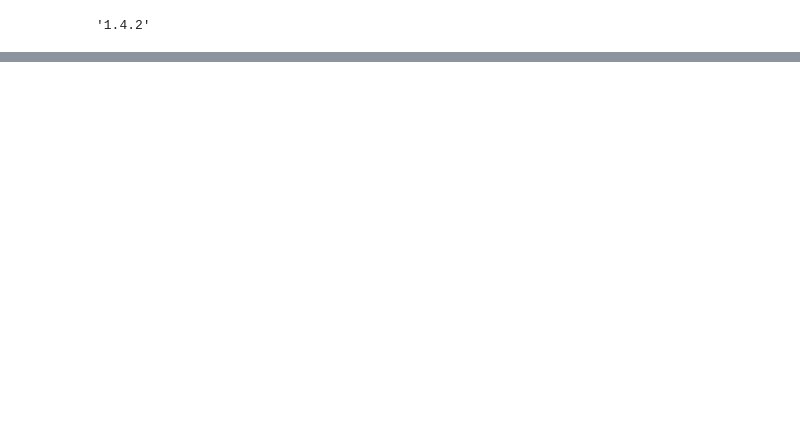
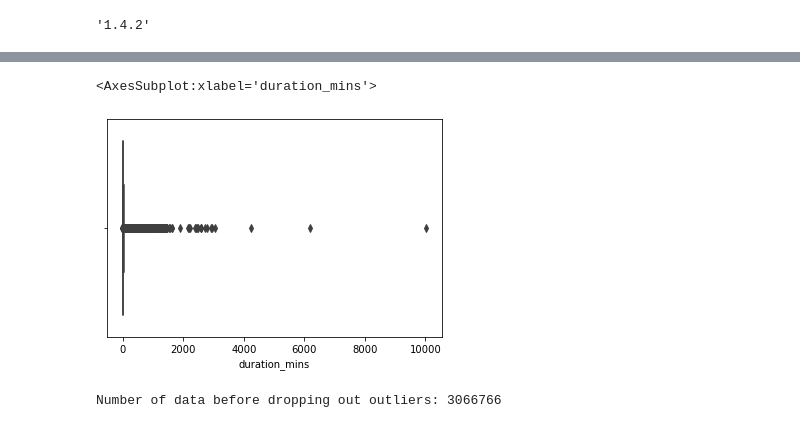
Before and after one commit to SkySssw/MLOps-Zoomcamp, a Jupyter notebook: 01-intro/homework-1.ipynb, the cells around one changed output, grey strips where cells are left out. Saved outputs shown, nothing was run; the diff lists cells and outputs as text; code cells hidden in the pictures; blank space fills up the shorter version.

```diff
--- a/01-intro/homework-1.ipynb
+++ b/01-intro/homework-1.ipynb
@@ -26,0 +56,2 @@ data.head()
+# %%
+data_jan['duration'] = data_jan['tpep_dropoff_datetime'] - data_jan['tpep_pickup_datetime']
@@ -26,0 +69,2 @@ data.head()
+# %%
+data_jan['duration_mins'] = data_jan['duration'].dt.total_seconds()/60
@@ -26,0 +81,10 @@ data.head()
+# %%
+sns.boxplot(x=data_jan['duration_mins'])
+# %% [output]
+<AxesSubplot:xlabel='duration_mins'>
+[figure, added]
+# %%
+records_before = len(data_jan)
+print(f"Number of data before dropping out outliers: {records_before}")
+# %% [output]
+Number of data before dropping out outliers: 3066766
```
Also changed, not shown: parts of 37 cells of this notebook.
